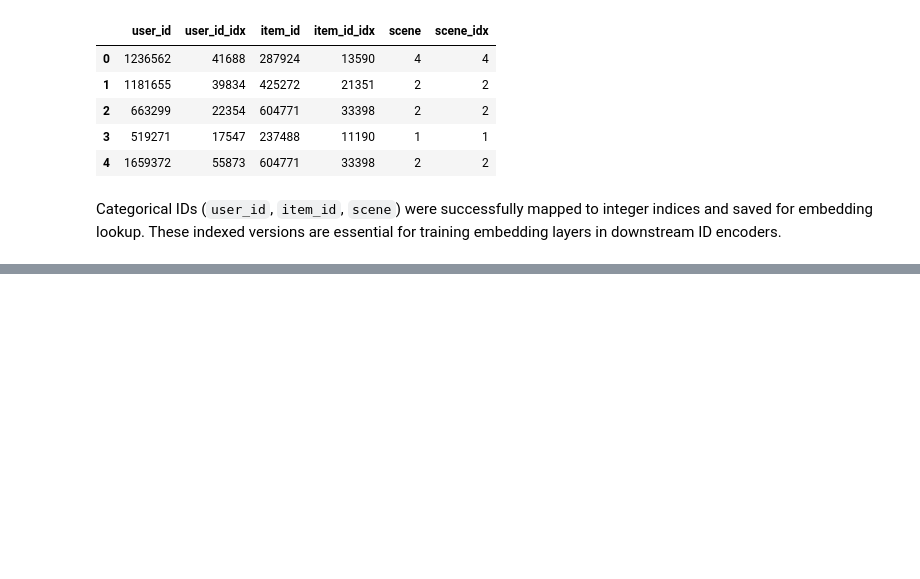
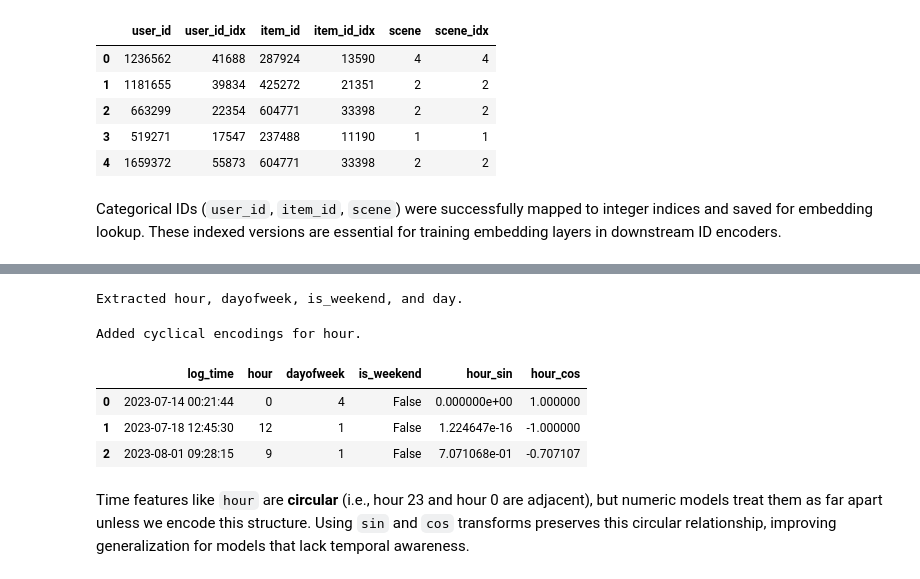
Before and after one commit to sheebaboy33/ColdFusionX, a Jupyter notebook: notebooks/01_data_preprocessing.ipynb, the cells around one changed output, grey strips where cells are left out. Cells and saved outputs as stored; diff of their text form; code cells hidden in the pictures; blank space fills up the shorter version.

Commit message:
data preprocessing: add derived time features

```diff
--- a/notebooks/01_data_preprocessing.ipynb
+++ b/notebooks/01_data_preprocessing.ipynb
@@ -221,0 +230,28 @@ Categorical IDs (`user_id`, `item_id`, `scene`) were successfully mapped to inte
+# %%
+# Extract temporal components
+df['hour'] = df['log_time'].dt.hour
+df['dayofweek'] = df['log_time'].dt.dayofweek  # Monday=0, Sunday=6
+df['is_weekend'] = df['dayofweek'] >= 5
+df['day'] = df['log_time'].dt.date             # for temporal drift plots
+
+print("Extracted hour, dayofweek, is_weekend, and day.")
+# %% [output]
+Extracted hour, dayofweek, is_weekend, and day.
+# %%
+# Adding Cyclical Encoding for Hour
+# Normalize to [0, 2π]
+df['hour_sin'] = np.sin(2 * np.pi * df['hour'] / 24)
+df['hour_cos'] = np.cos(2 * np.pi * df['hour'] / 24)
+
+print("Added cyclical encodings for hour.")
+# %% [output]
+Added cyclical encodings for hour.
+# %%
+df[['log_time', 'hour', 'dayofweek', 'is_weekend', 'hour_sin', 'hour_cos']].head(3)
+# %% [output]
+|  | log_time | hour | dayofweek | is_weekend | hour_sin | hour_cos |
+| 0 | 2023-07-14 00:21:44 | 0 | 4 | False | 0.000000e+00 | 1.000000 |
+| 1 | 2023-07-18 12:45:30 | 12 | 1 | False | 1.224647e-16 | -1.000000 |
+| 2 | 2023-08-01 09:28:15 | 9 | 1 | False | 7.071068e-01 | -0.707107 |
+# %% [markdown]
+Time features like `hour` are **circular** (i.e., hour 23 and hour 0 are adjacent), but numeric models treat them as far apart unless we encode this structure. Using `sin` and `cos` transforms preserves this circular relationship, improving generalization for models that lack temporal awareness.
```
Also changed, not shown: parts of 2 cells of this notebook.
